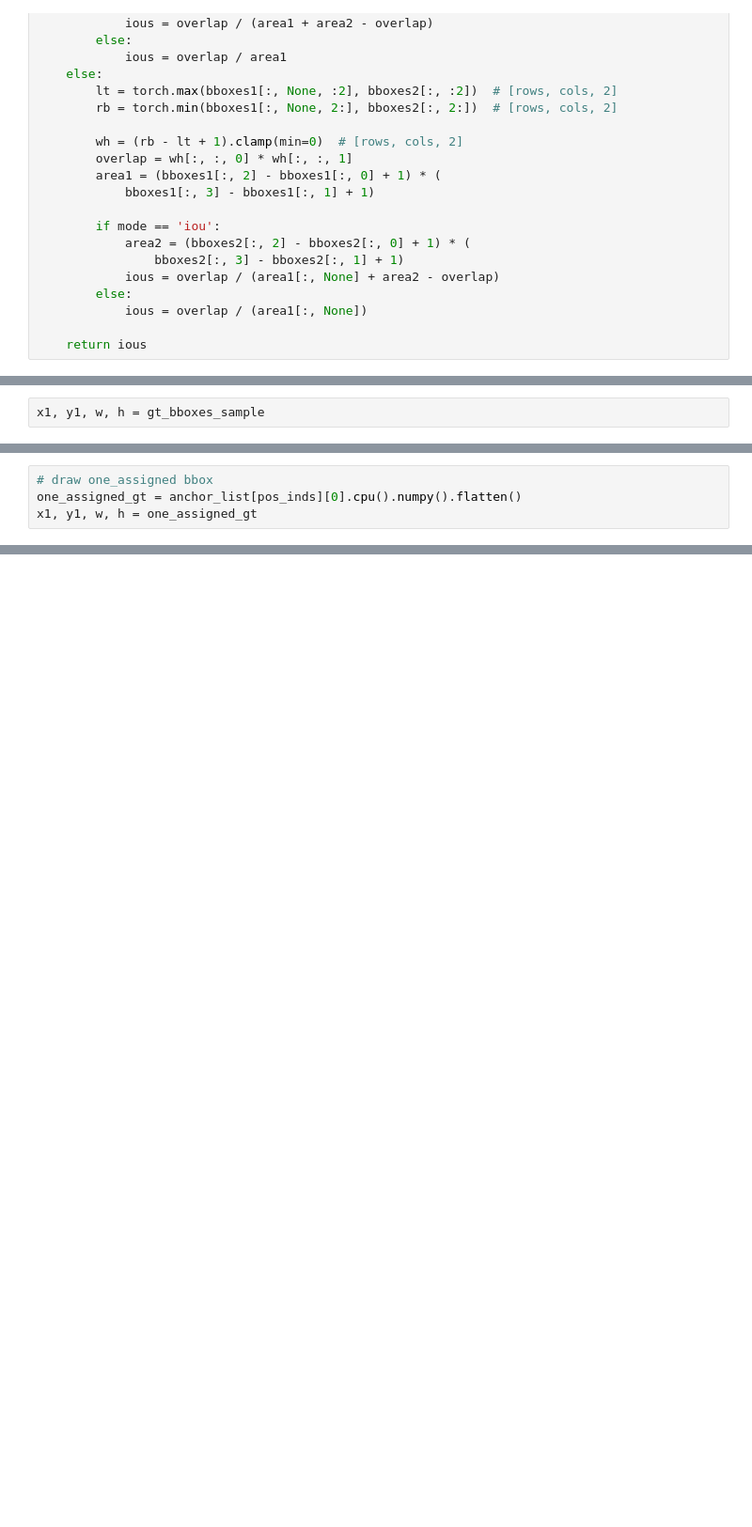
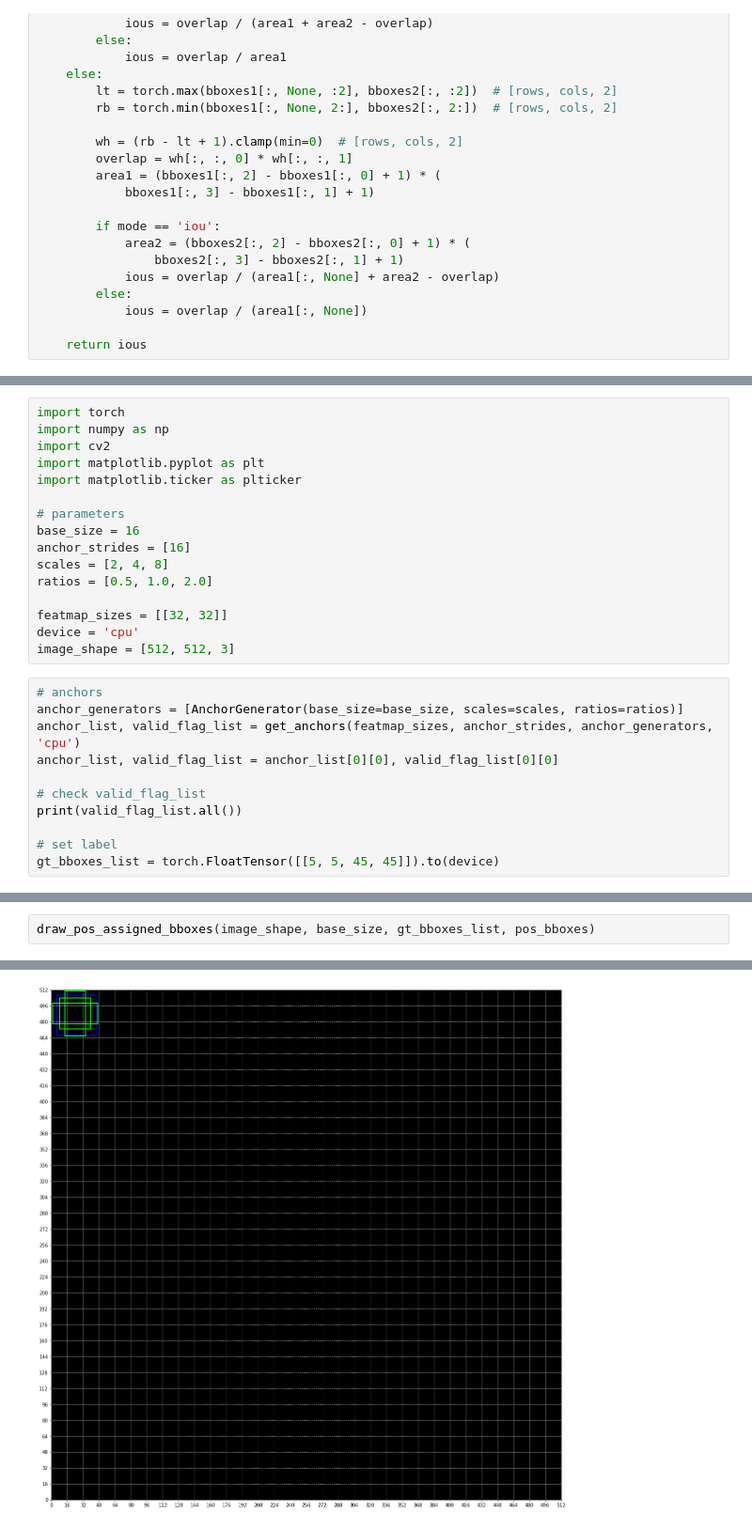
Before and after one commit to whikwon/mpmmdet, a Jupyter notebook: mmdet/anchor/anchor_target.ipynb, the cells around one changed output, grey strips where cells are left out. Shown at 94% size. Saved outputs shown, nothing was run; the diff lists cells and outputs as text; blank space fills up the shorter version.

```diff
--- a/mmdet/anchor/anchor_target.ipynb
+++ b/mmdet/anchor/anchor_target.ipynb
@@ -312,2 +250,0 @@ gt_bboxes_sample = gt_bboxes_list[0].cpu().numpy()
-# %%
-x1, y1, w, h = gt_bboxes_sample
@@ -335,4 +250,0 @@ array([[[  0.,   0., 255.],
-# %%
-# draw one_assigned bbox
-one_assigned_gt = anchor_list[pos_inds][0].cpu().numpy().flatten()
-x1, y1, w, h = one_assigned_gt
@@ -434,0 +359,27 @@ px
+# %%
+import torch
+import numpy as np
+import cv2
+import matplotlib.pyplot as plt
+import matplotlib.ticker as plticker
+
+# parameters
+base_size = 16
+anchor_strides = [16]
+scales = [2, 4, 8]
+ratios = [0.5, 1.0, 2.0]
+
+featmap_sizes = [[32, 32]]
+device = 'cpu'
+image_shape = [512, 512, 3]
+# %%
+# anchors
+anchor_generators = [AnchorGenerator(base_size=base_size, scales=scales, ratios=ratios)]
+anchor_list, valid_flag_list = get_anchors(featmap_sizes, anchor_strides, anchor_generators, 'cpu')
+anchor_list, valid_flag_list = anchor_list[0][0], valid_flag_list[0][0]
+
+# check valid_flag_list
+print(valid_flag_list.all())
+
+# set label
+gt_bboxes_list = torch.FloatTensor([[5, 5, 45, 45]]).to(device)
@@ -434,0 +412,3 @@ px
+# %%
+draw_pos_assigned_bboxes(image_shape, base_size, gt_bboxes_list, pos_bboxes)
+# %% [output]
@@ -434,0 +416 @@ px
+[figure, added]
```
Also changed, not shown: parts of 53 cells of this notebook.
